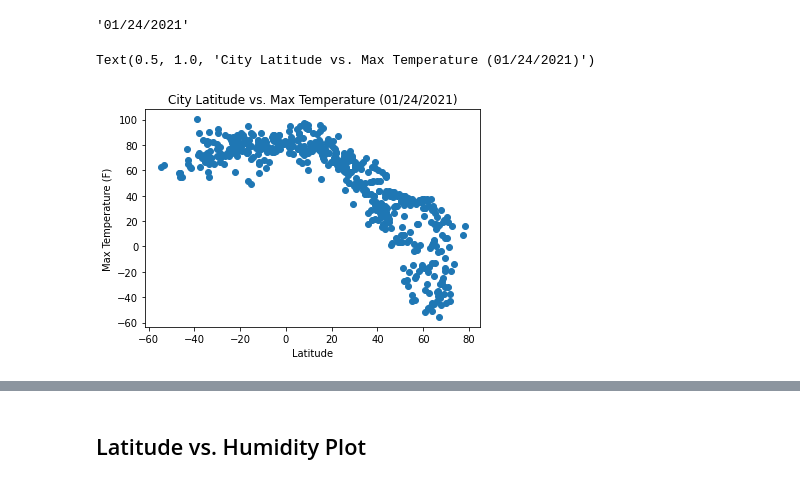
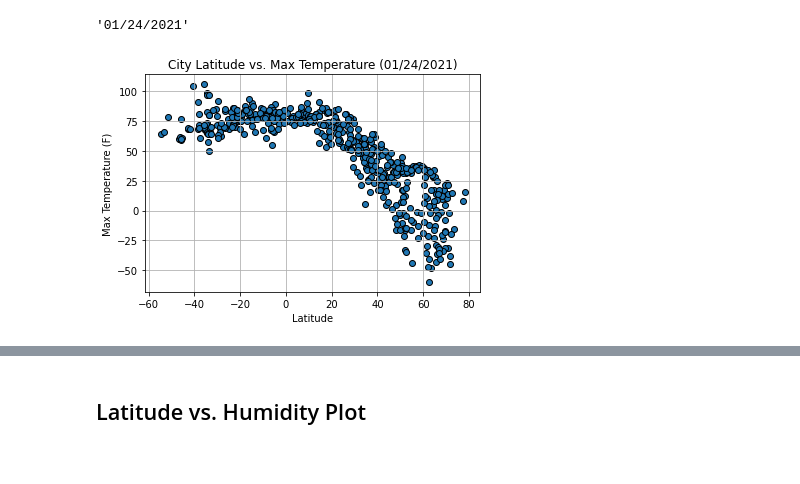
Before and after one commit to hsharma263/python-api-challenge, a Jupyter notebook: WeatherPy/starter_code_WeatherPy.ipynb, the cells around one changed output, grey strips where cells are left out. Saved outputs shown, nothing was run; the diff lists cells and outputs as text; code cells hidden in the pictures.

```diff
--- a/WeatherPy/starter_code_WeatherPy.ipynb
+++ b/WeatherPy/starter_code_WeatherPy.ipynb
@@ -229,15 +190,18 @@ today_date
 # %% [output]
 '01/24/2021'
 # %%
-plt.scatter(clean_city_data["Lat"], clean_city_data["Max Temp"])
+plt.scatter(clean_city_data["Lat"], clean_city_data["Max Temp"], edgecolor="black")
 plt.xlabel("Latitude")
 plt.ylabel("Max Temperature (F)")
 plt.title(f"City Latitude vs. Max Temperature ({today_date})")
-## Need to add date to chart title -- currently in Unix, need to convert
+plt.grid()
+plt.savefig("output_data/lat_temp.png")
+plt.show()
+
 ## Is this the date of the data or our date today
+## Give outline to the points to better visualize -- do for all plots
 # %% [output]
-Text(0.5, 1.0, 'City Latitude vs. Max Temperature (01/24/2021)')
-[figure, old version]
+[figure, new version]
 # %%
 # date = clean_city_data["Date"][0]
 # datetime.datetime(date)
```
Also changed, not shown: parts of 36 cells of this notebook, 13 other files.
